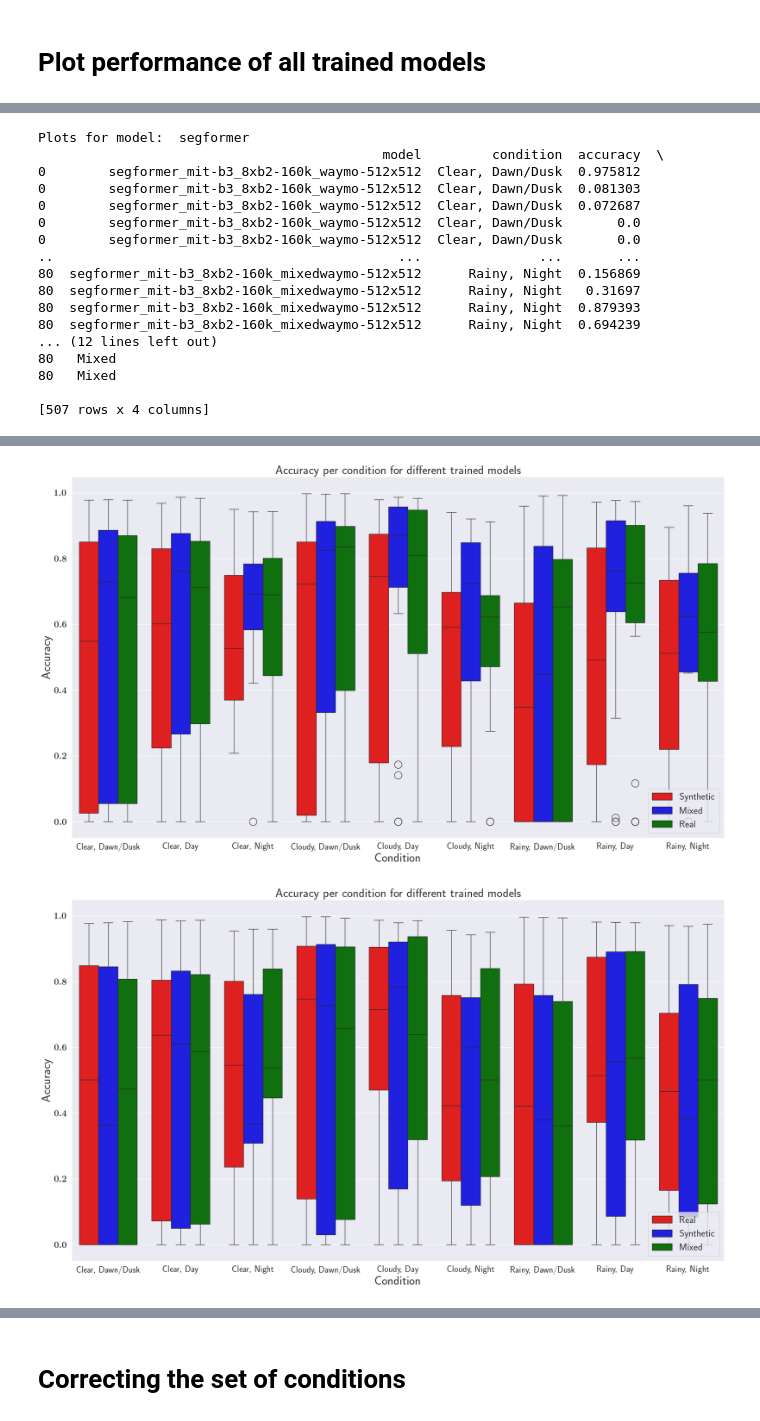
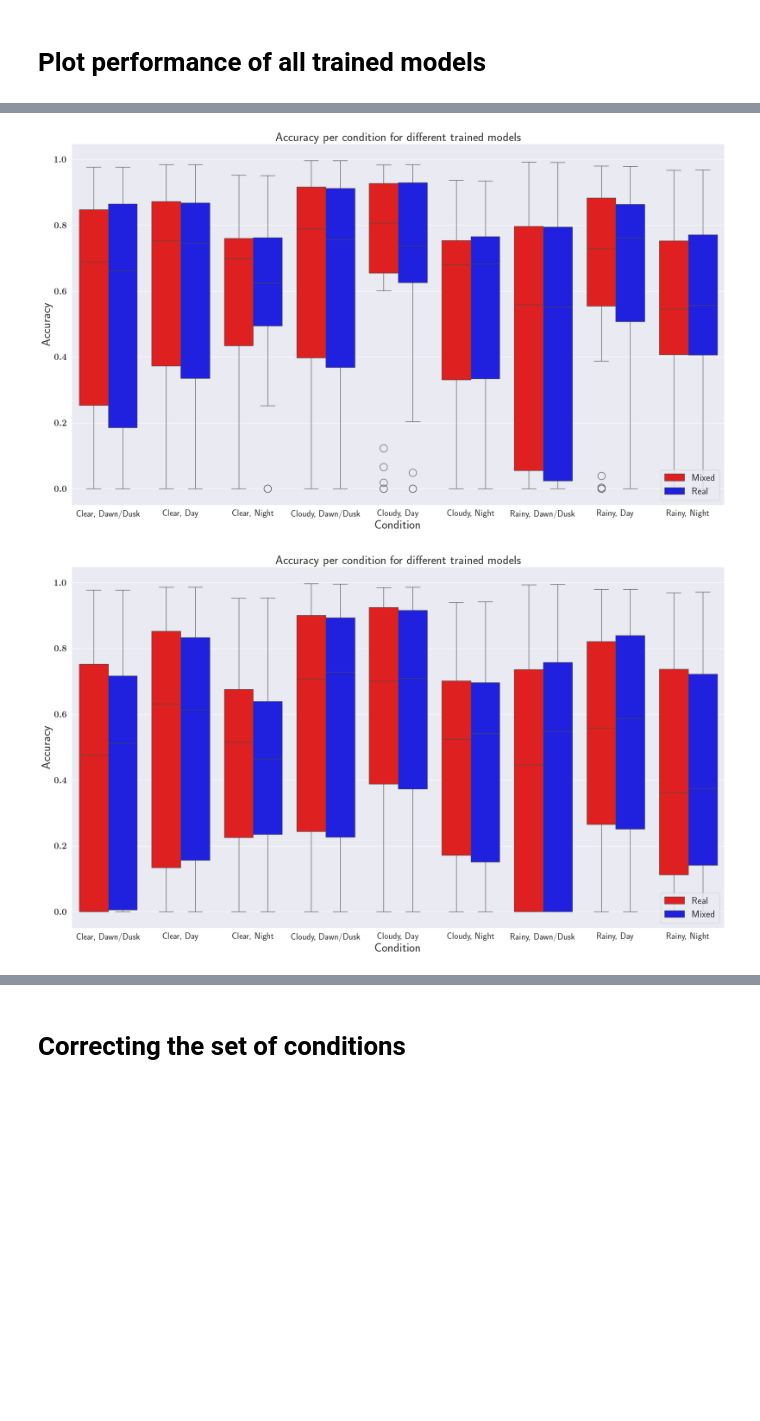
Before and after one commit to UTAustin-SwarmLab/SynDiff-AD, a Jupyter notebook: lang_cond_task_adv_augmentation/avcv/experiments/results.ipynb, the cells around one changed output, grey strips where cells are left out. Saved outputs shown, nothing was run; the diff lists cells and outputs as text; code cells hidden in the pictures; blank space fills up the shorter version.

Commit message:
plots for testing mask2former models on mixed dataset

```diff
--- a/lang_cond_task_adv_augmentation/avcv/experiments/results.ipynb
+++ b/lang_cond_task_adv_augmentation/avcv/experiments/results.ipynb
@@ -93,7 +94,7 @@ WAYMO_PALLETE = {
             'static': [102, 102, 102]#
         }
 WAYMO_CLASSES = np.array(list(WAYMO_PALLETE.keys()))
-COMPUTE_CLASSES = np.arange(len(WAYMO_CLASSES))[2:-3]
+COMPUTE_CLASSES = np.arange(len(WAYMO_CLASSES))[2:-2]
 print(WAYMO_CLASSES[COMPUTE_CLASSES])
 # %% [output]
 ['car' 'truck' 'bus' 'other_large_vehicle' 'bicycle' 'motorcycle'
@@ -434,0 +607,31 @@ Text(0.5, 0, 'Conditions')
+# %%
+# Print the average metrics across all conditions
+
+# Pretty Table for per class metrics
+MDOELS = ['Mask2Former Swin-T', 'Mask2Former Resnet 50', 'Segformer']
+metrics_column = ['mAcc','mIoU', 'mDice', 'mF1']
+avg_metrics_table_data_dict = { k:PrettyTable() for k in MDOELS}
+for model, data_ in avg_data_plot.items():
+    metrics = data_[metrics_column]
+    model_cat = data_['model_cat'].unique()[0]
+
+    if 'mixed' in model:
+        ret_metrics_cond = OrderedDict({
+        ret_metric+'_mix': np.round(ret_metric_value * 100, 2)
+        for ret_metric, ret_metric_value in metrics.items()
+         })
+    else:
+        ret_metrics_cond = OrderedDict({
+        ret_metric: np.round(ret_metric_value * 100, 2)
+        for ret_metric, ret_metric_value in metrics.items()
+         })
+    ret_metrics_cond.update({'Condition': list(data_['condition'])})
+    ret_metrics_cond.move_to_end('Condition', last=False)
+
+    avg_metrics_table_data_dict[model_cat].title = model_cat
+    for key, val in ret_metrics_cond.items():
+        avg_metrics_table_data_dict[model_cat].add_column(key, val)
+
+for model, table in avg_metrics_table_data_dict.items():
+    print(table)
+    print('\n')
@@ -495,7 +716,6 @@ Index(['index', 'condition', 'accuracy', 'IoU', 'Dice', 'F1', 'model',
 # %%
 # Plotting the results in a box plot
 # Combine the dataframes into a single dataframe in data_plot
-
 
 for k,v in model_idxs.items():
     print('Plots for model: ', k)
@@ -505,7 +725,7 @@ for k,v in model_idxs.items():
     all_data_acc['accuracy'] = all_data['accuracy']
     all_data_acc['dataset'] = all_data['dataset']
     all_data_acc = all_data_acc.iloc[v]
-    all_data_acc = all_data_acc.explode('accuracy')
+    all_data_acc = all_data_acc.explode('accuracy').reset_index()
 
     print(all_data_acc)
     set_plot_properties(
@@ -522,7 +742,7 @@ for k,v in model_idxs.items():
                         x_var='condition',
                         y_var='accuracy',
                         hue='dataset',
-                        pal=pallete,
+                        pal=pallete[:len(all_data_acc['condition'].unique())],
                         title_str = 'Accuracy per conditions',
                         ax=ax)
     plt.legend(fontsize=20, loc='lower right')
@@ -567,17 +769,0 @@ Plots for model:  swin
-Plots for model:  segformer
-                                            model         condition  accuracy  \
-0        segformer_mit-b3_8xb2-160k_waymo-512x512  Clear, Dawn/Dusk  0.975812
-0        segformer_mit-b3_8xb2-160k_waymo-512x512  Clear, Dawn/Dusk  0.081303
-0        segformer_mit-b3_8xb2-160k_waymo-512x512  Clear, Dawn/Dusk  0.072687
-0        segformer_mit-b3_8xb2-160k_waymo-512x512  Clear, Dawn/Dusk       0.0
-0        segformer_mit-b3_8xb2-160k_waymo-512x512  Clear, Dawn/Dusk       0.0
-..                                            ...               ...       ...
-80  segformer_mit-b3_8xb2-160k_mixedwaymo-512x512      Rainy, Night  0.156869
-80  segformer_mit-b3_8xb2-160k_mixedwaymo-512x512      Rainy, Night   0.31697
-80  segformer_mit-b3_8xb2-160k_mixedwaymo-512x512      Rainy, Night  0.879393
-80  segformer_mit-b3_8xb2-160k_mixedwaymo-512x512      Rainy, Night  0.694239
-... (12 lines left out)
-80   Mixed
-80   Mixed
-
-[507 rows x 4 columns]
@@ -585,5 +771,5 @@ Plots for model:  segformer
-[figure, old version]
+[figure, new version]
-[figure, old version]
+[figure, new version]
 # %%
 order = ['Real','Mixed','Synthetic']
 for k,v in model_idxs.items():
```
Also changed, not shown: parts of 15 cells of this notebook.
